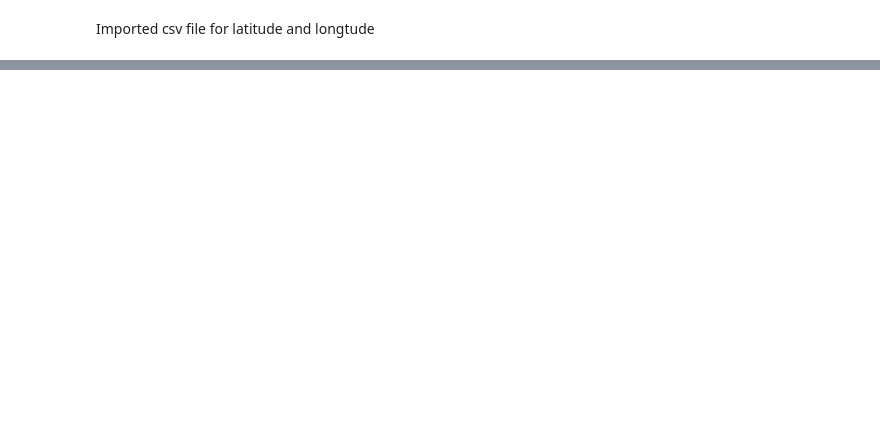
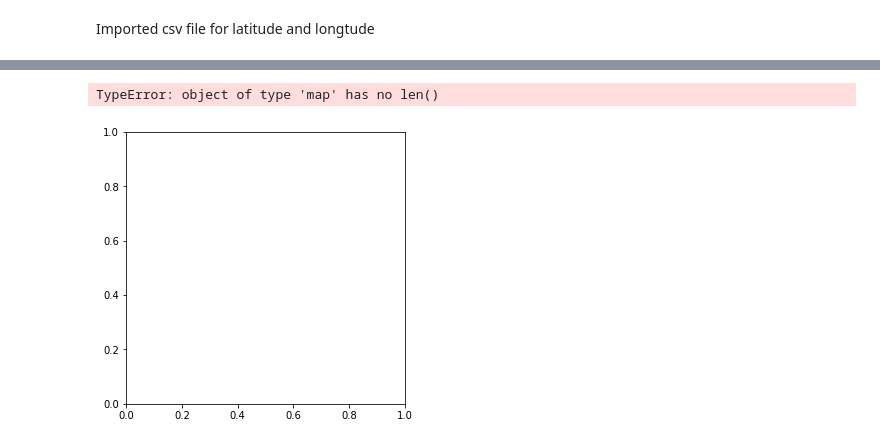
Before and after one commit to aviro092/Capstone, a Jupyter notebook: DS_Clustering.ipynb, the cells around one changed output, grey strips where cells are left out. Saved outputs shown, nothing was run; the diff lists cells and outputs as text; code cells hidden in the pictures; blank space fills up the shorter version.

```diff
--- a/DS_Clustering.ipynb
+++ b/DS_Clustering.ipynb
@@ -165,0 +350,3 @@ df_final
+# %%
+df_toronto_KM = df_toronto[['Gym_count','Population']]
+df_toronto_KM = df_toronto_KM.dropna()
@@ -165,0 +397,5 @@ df_final
+# %%
+km = KMeans(n_clusters=5).fit(df_toronto_KM)
+# %%
+labels = km.predict(df_toronto_KM)
+centroids = km.cluster_centers_
@@ -165,0 +461,14 @@ df_final
+# %%
+fig = plt.figure(figsize=(5, 5))
+
+colors = map(lambda x: colmap[x+1], labels)
+
+plt.scatter(df_toronto_KM['Gym_count'], df_toronto_KM['Population'], color=colors, alpha=0.5, edgecolor='k')
+for idx, centroid in enumerate(centroids):
+    plt.scatter(*centroid, color=colmap[idx+1])
+plt.xlim(0, 80)
+plt.ylim(0, 80)
+plt.show()
+# %% [output]
+TypeError: object of type 'map' has no len()
+[figure, added]
```
Also changed, not shown: parts of 29 cells of this notebook.
